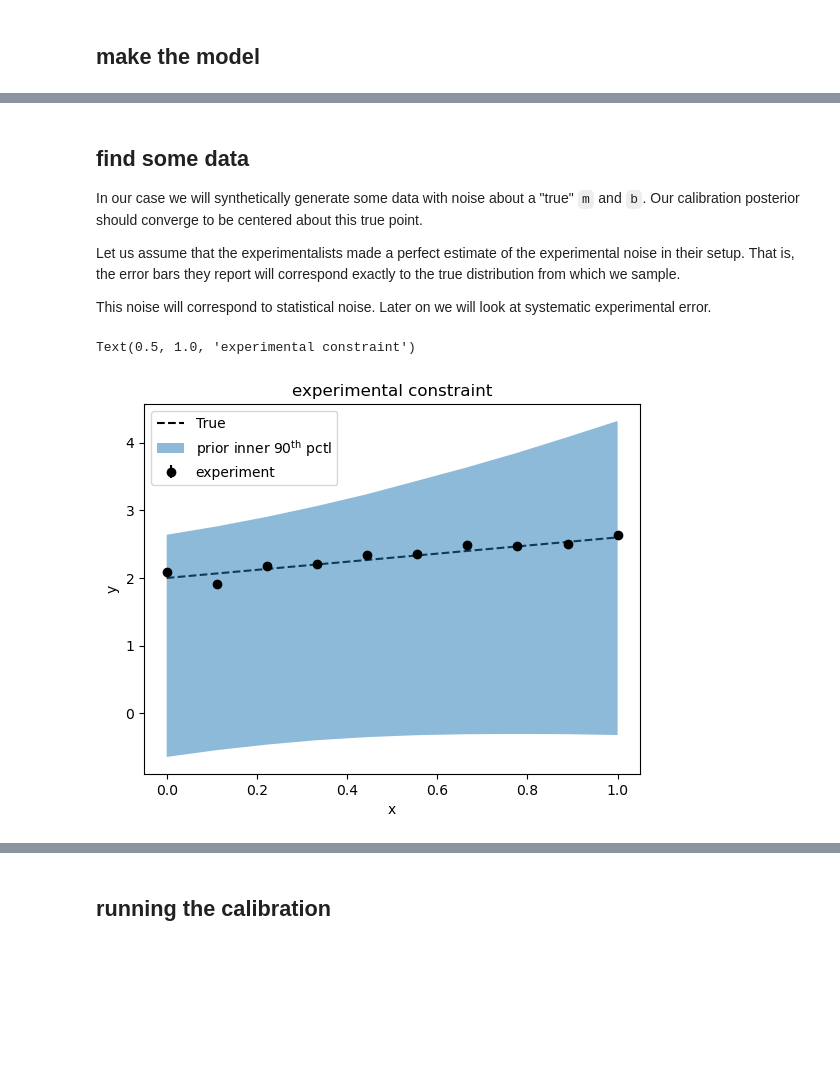
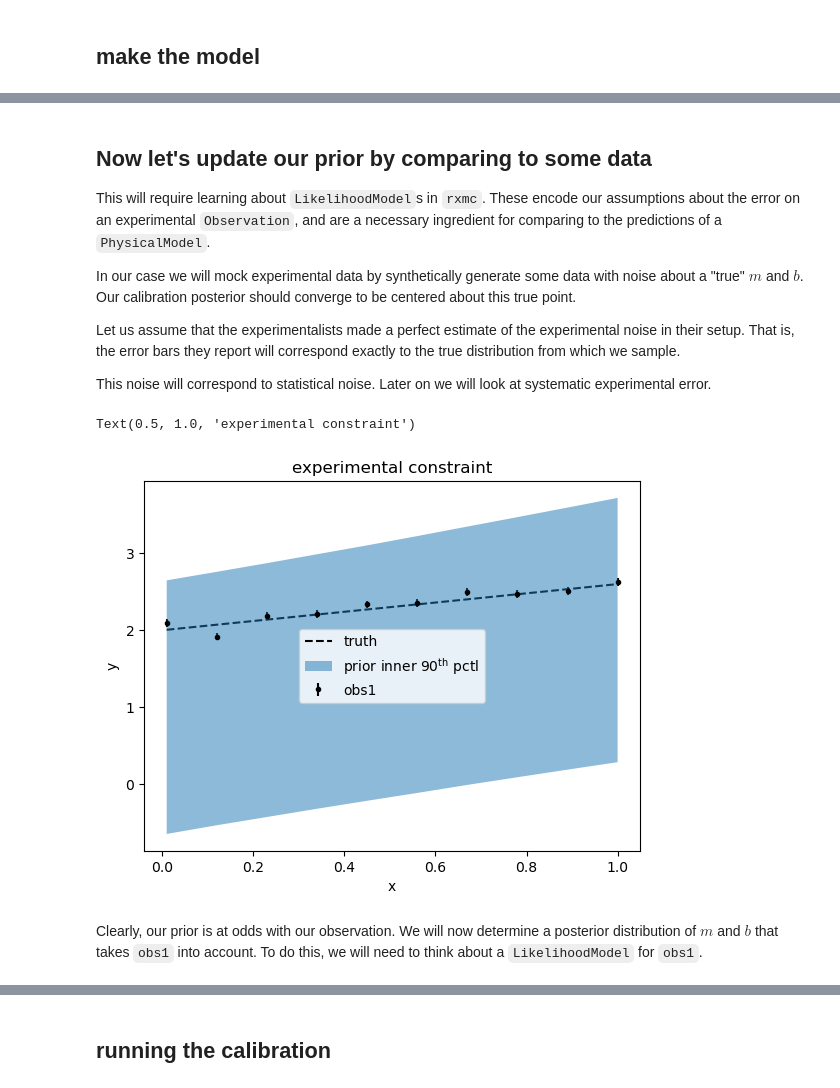
Before and after one commit to beykyle/rxmc, a Jupyter notebook: examples/linear_calibration_demo.ipynb, the cells around one changed output, grey strips where cells are left out. Drawn from its saved outputs; the diff is of its cells as text; code cells hidden in the pictures; blank space fills up the shorter version.

```diff
--- a/examples/linear_calibration_demo.ipynb
+++ b/examples/linear_calibration_demo.ipynb
@@ -71,2 +104,2 @@ x = np.linspace(0, 1, 10)
 # %%
-my_model = LinearModel( params)
+my_model = LinearModel()
@@ -81,7 +145,7 @@ prior_mean = OrderedDict(
 )
 prior_std_dev = OrderedDict(
     [
-        ("m", 1),
+        ("m", 0.3),
         ("b", 1),
     ]
 )
@@ -95,7 +161,14 @@ prior_samples = prior_distribution.rvs(size=n_prior_samples)
 # %%
+# dummy observation for plotting
+x = np.linspace(0, 1, 10)
+
+# array to hold the lines
 y = np.zeros((n_prior_samples, len(x)))
+
+# propagate the prior through to the observation
 for i in range(n_prior_samples):
     sample = prior_samples[i, :]
-    y[i, :] = my_model(rxmc.params.to_ordered_dict(sample, [p.name for p in params]))
+    y[i, :] = my_model.y(x, *sample)
 
+# grab confidence intervals for plotting
 upper, lower = np.percentile(y, [5, 95], axis=0)
@@ -125,6 +196,9 @@ Text(0.5, 0.98, 'prior')
 # %% [markdown]
-## find some data
-In our case we will synthetically generate some data with noise about a "true" `m` and `b`. Our calibration posterior should converge to be centered about this true point.
+## Now let's update our prior by comparing to some data
+
+This will require learning about `LikelihoodModel`s in `rxmc`. These encode our assumptions about the error on an experimental `Observation`, and are a necessary ingredient for comparing to the predictions of a `PhysicalModel`.
+
+In our case we will mock experimental data by synthetically generate some data with noise about a "true" $m$ and $b$. Our calibration posterior should converge to be centered about this true point.
 
 Let us assume that the experimentalists made a perfect estimate of the experimental noise in their setup. That is, the error bars they report will correspond exactly to the true distribution from which we sample.
 
@@ -134,39 +208,45 @@ rng = np.random.default_rng(13)
 # %%
 true_params = OrderedDict(
     [
         ("m", 0.6),
         ("b", 2),
     ]
 )
 
 noise = 0.05
-y_exp = my_model(true_params) + rng.normal(scale=noise, size=len(my_model.x))
-y_exp_err = noise * np.ones_like(y_exp)  # noise is just a constant fraction of y
+x = np.linspace(0.01, 1.0, 10, dtype=float)
+y_exp = my_model.y(x, *list(true_params.values())) + rng.normal(
+    scale=noise, size=len(x)
+)
+y_stat_err = noise * np.ones_like(y_exp)  # noise is just a constant fraction of y
+obs1 = rxmc.observation.Observation(x=x, y=y_exp, y_stat_err=y_stat_err)
 plt.errorbar(
-    my_model.x,
-    y_exp,
-    y_exp_err,
+    x,
+    obs1.y,
+    obs1.y_stat_err,
     color="k",
-    marker="o",
+    marker=".",
     linestyle="none",
-    label="experiment",
+    label="obs1",
 )
-plt.plot(my_model.x, my_model(true_params), "k--", label=True)
+plt.plot(x, my_model.y(x, *list(true_params.values())), "k--", label="truth")
 plt.xlabel("x")
 plt.ylabel("y")
 
 plt.fill_between(
-    my_model.x,
+    x,
     lower,
     upper,
     alpha=0.5,
     zorder=2,
     label=r"prior inner 90$^\text{th}$ pctl",
 )
 
 plt.legend()
 plt.title("experimental constraint")
 # %% [output]
 Text(0.5, 1.0, 'experimental constraint')
-[figure, old version]
+[figure, new version]
+# %% [markdown]
+Clearly, our prior is at odds with our observation. We will now determine a posterior distribution of $m$ and $b$ that takes `obs1` into account. To do this, we will need to think about a `LikelihoodModel` for `obs1`.
 # %% [markdown]
```
Also changed, not shown: parts of 45 cells of this notebook, 5 other files.
